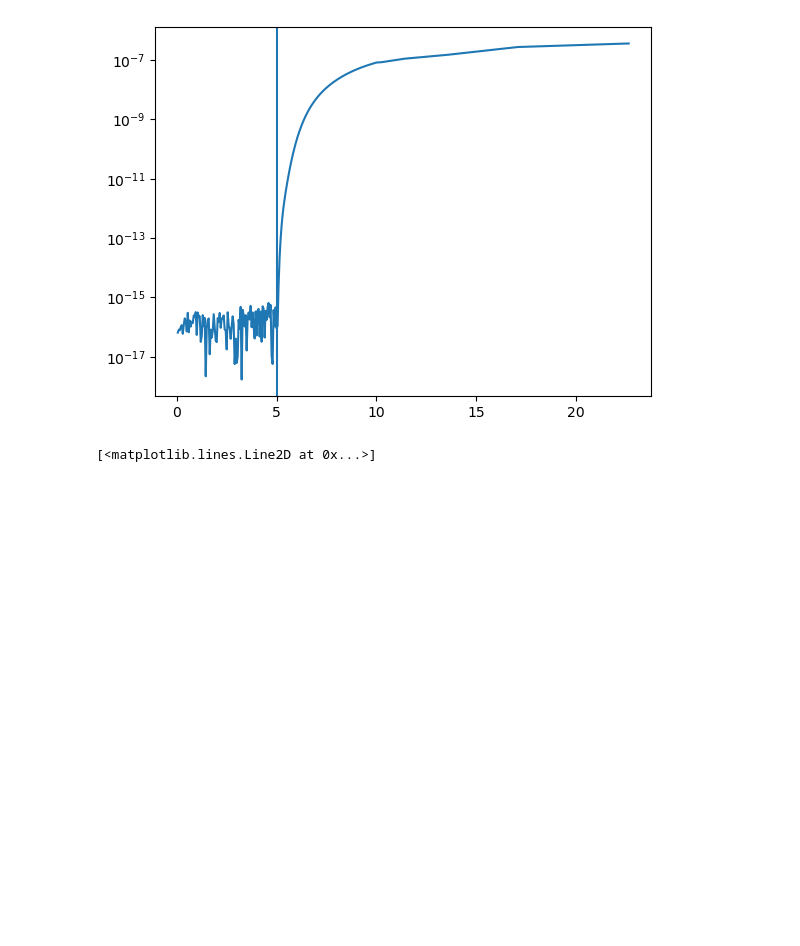
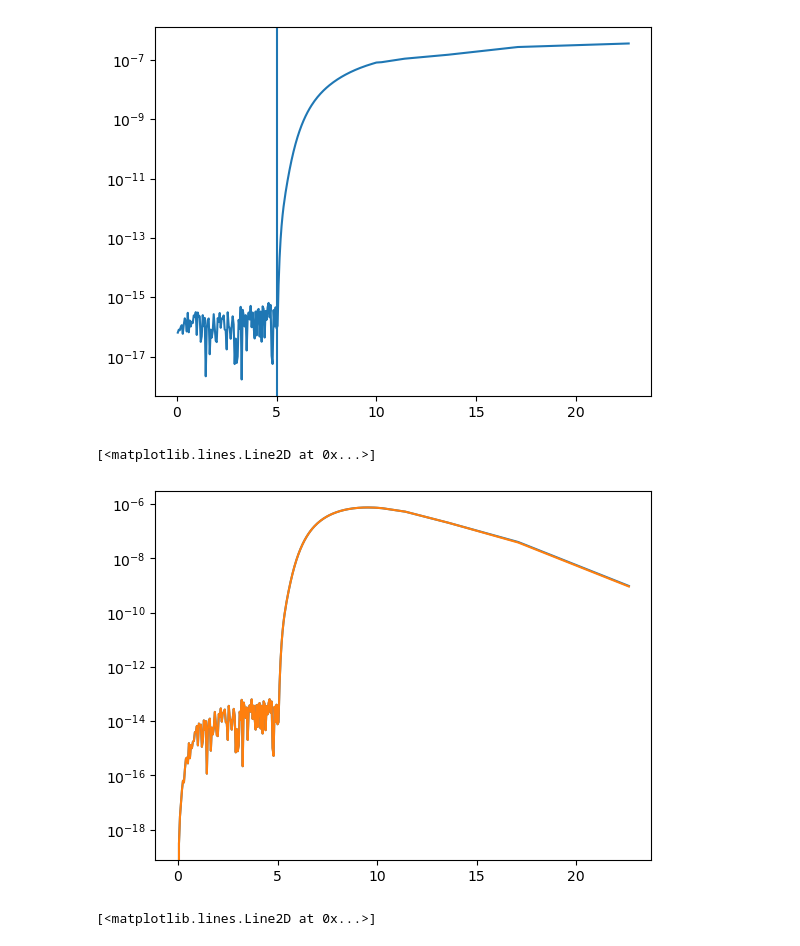
Before and after one commit to nuLABatUSD/QKE_test, a Jupyter notebook: integrator.ipynb, the cells around one changed output. Drawn from its saved outputs; the diff is of its cells as text; code cells hidden in the pictures; blank space fills up the shorter version.

```diff
--- a/integrator.ipynb
+++ b/integrator.ipynb
@@ -140,7 +140,7 @@ def og_inner_integral(p1, p2, dens):
     for i in range(N_steps):
         p4 = p1 + p2 - p3[i]
         p_array = np.array([p1, p2, p3[i], p4])
-        f, g = dens.fg_exact(p_array)
+        f, g = dens.fg_interp_extrap(p_array)
         T1, T2 = integ.Fvv(f,g)
 
         FJ[0, i] = T1 - T2
@@ -149,6 +149,19 @@ def og_inner_integral(p1, p2, dens):
         FJ[:,i] *= integ.J(p1, p2, p3[i])
 
     return np.trapz(FJ[0,:], p3), np.trapz(FJ[1,:], p3)
+
+def outer_integral(p1, dens):
+    inner = np.zeros((8, len(dens.e.eps)))
+    for i in range(len(dens.e.eps)):
+        inner[:4,i] = inner_integral(p1, dens.e.eps[i], dens)
+        inner[4:6, i] = og_inner_integral(p1, dens.e.eps[i], dens)
+        inner[6:, i] = truth_inner_integral(p1, dens.e.eps[i], dens, N_fine = 20)
+
+    results = np.zeros(8)
+    for i in range(8):
+        results[i] = np.sum(inner[i,:] * dens.e.w)
+
+    return results
 # %%
 rho_og = density(10, 201, 5, integ.f_FD_e, integ.f_FD_m)
 # %%
@@ -162,6 +175,10 @@ Wall time: 4.32 s
 # %%
 %%time
 tr_2 = np.zeros((2, len(rho_og.e.eps)))
+tr_better_2 = np.zeros_like(tr_2)
+tr_better2_2 = np.zeros_like(tr_2)
 for i in range(len(tr_2[0])):
     tr_2[:,i] = truth_inner_integral(rho_og.e.eps[100], rho_og.e.eps[i], rho_og)
+    tr_better_2[:,i] = truth_inner_integral(rho_og.e.eps[100], rho_og.e.eps[i], rho_og, N_fine=40)
+    tr_better2_2[:,i] = truth_inner_integral(rho_og.e.eps[100], rho_og.e.eps[i], rho_og, N_fine=100)
 # %% [output]
@@ -187,6 +204,12 @@ plt.axvline(rho_og.e.linspace_max-rho_og.e.eps[100])
 # %% [output]
 <matplotlib.lines.Line2D at 0x...>
 [figure]
+# %%
+plt.semilogy(rho_og.e.eps, np.abs(og_2[0,:]))
+plt.semilogy(rho_og.e.eps, np.abs(integrand_2[2,:]))
+# %% [output]
+[<matplotlib.lines.Line2D at 0x...>]
+[figure, added]
 # %%
 plt.semilogy(rho_og.e.eps, tr_2[1,:])
 plt.semilogy(rho_og.e.eps, integrand_2[1,:])
```
Also changed, not shown: parts of 10 cells of this notebook.
